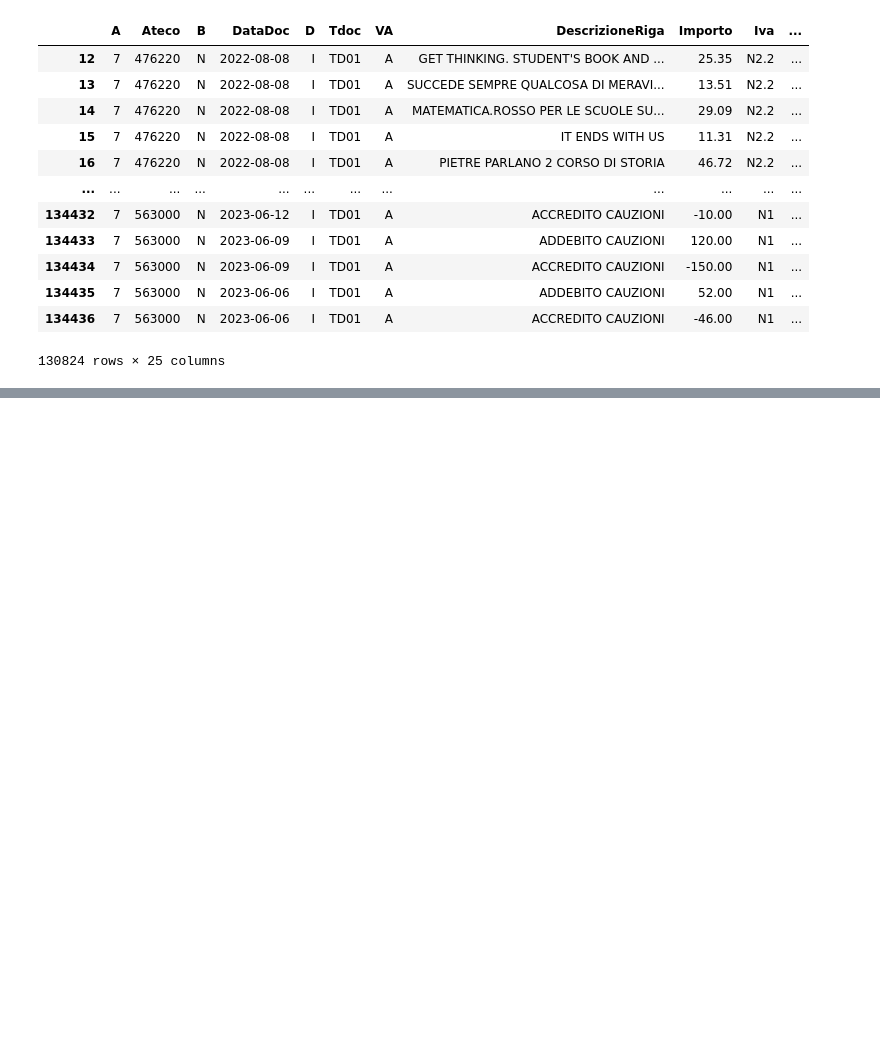
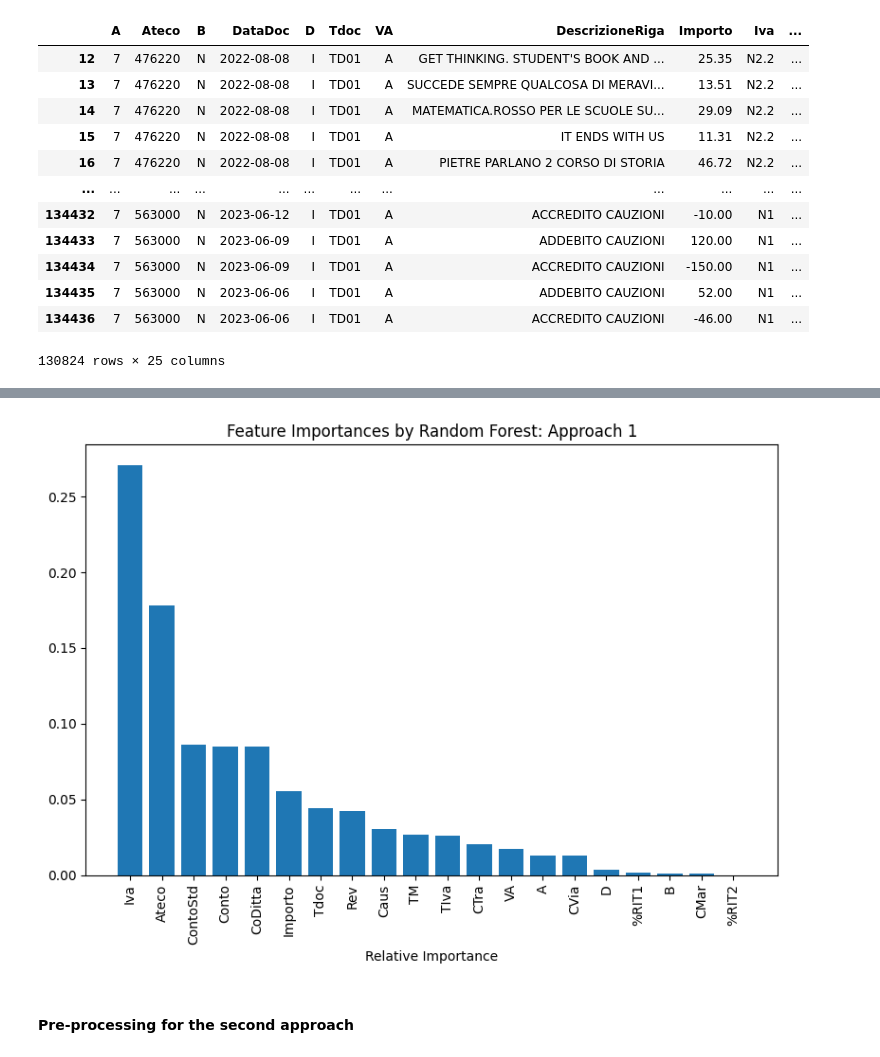
Before and after one commit to omartemirgali/Machine_Learning_Project_2024, a Jupyter notebook: ml_project_final.ipynb, the cells around one changed output, grey strips where cells are left out. Saved outputs shown, nothing was run; the diff lists cells and outputs as text; code cells hidden in the pictures; blank space fills up the shorter version.

```diff
--- a/ml_project_final.ipynb
+++ b/ml_project_final.ipynb
@@ -285,0 +655,17 @@ memory usage: 22.0+ MB
+# %%
+#storing feature importance numbers for the random foerst model
+rf_importances = model_rf.feature_importances_
+
+#visualizing feature importance
+indices = np.argsort(rf_importances)[::-1]
+plt.figure(figsize=(8, 6))
+plt.title('Feature Importances by Random Forest: Approach 1')
+plt.bar(range(X_train.shape[1]), rf_importances[indices], align='center')
+plt.xticks(range(X_train.shape[1]), X_train.columns[indices], rotation=90)
+plt.xlabel('Relative Importance')
+plt.tight_layout()
+plt.show()
+# %% [output]
+[figure, added]
+# %% [markdown]
+#### Pre-processing for the second approach
```
Also changed, not shown: parts of 116 cells of this notebook.
